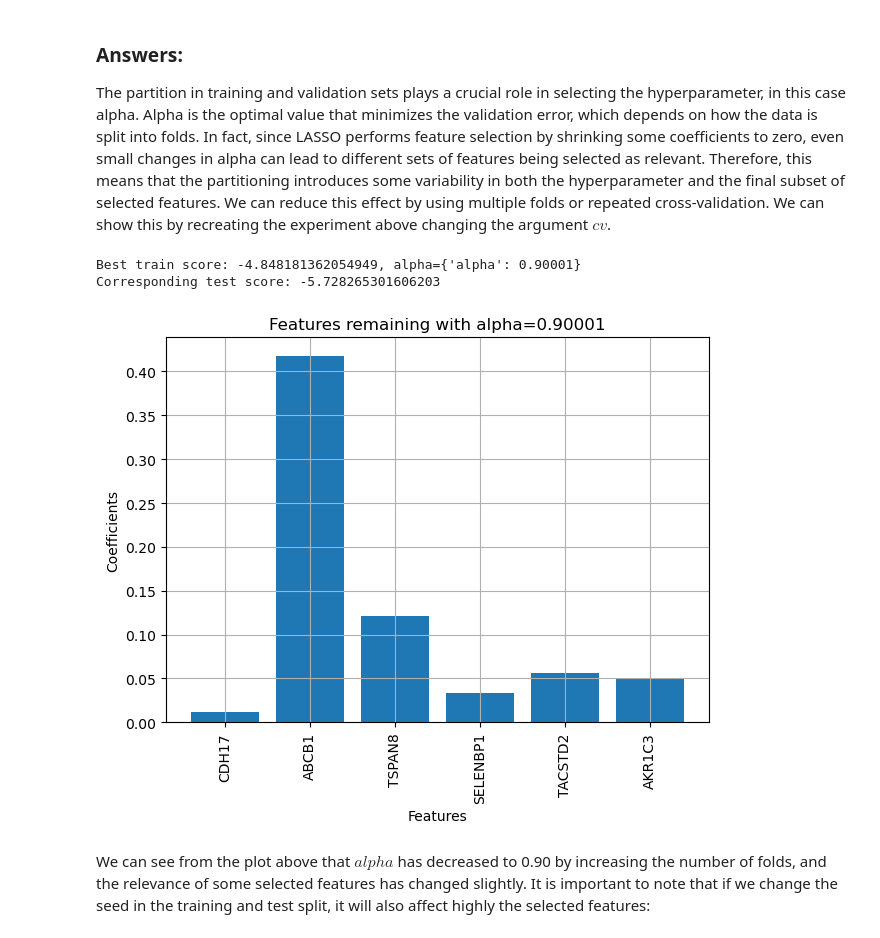
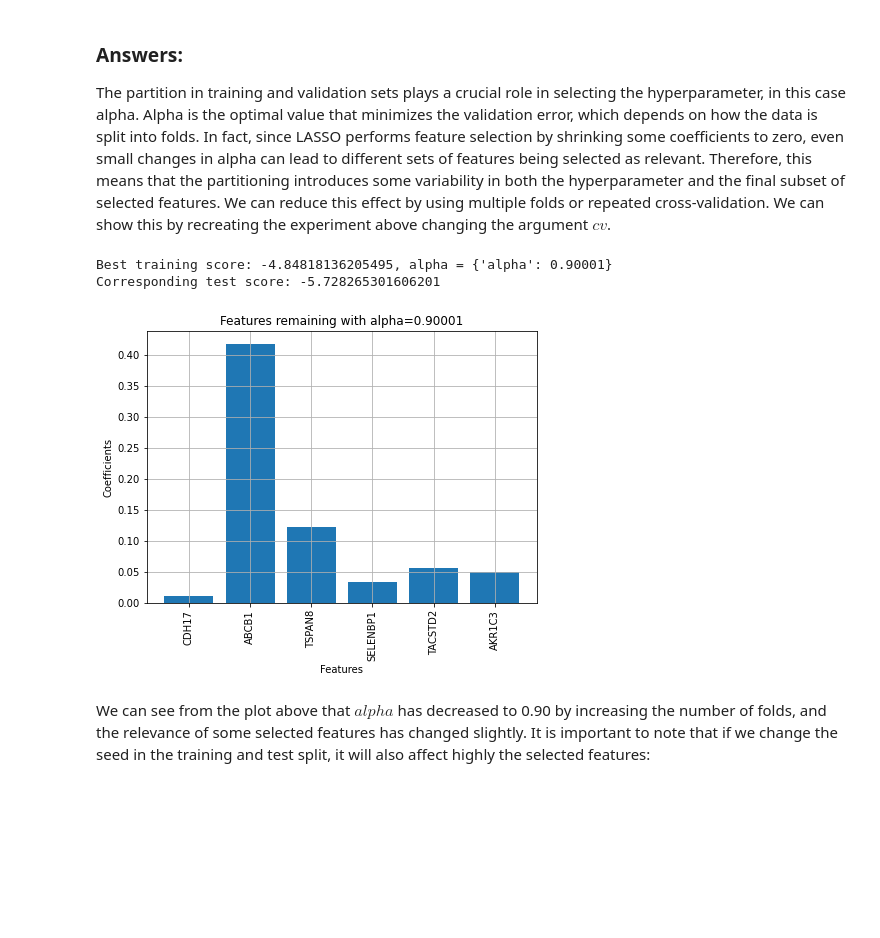
Before and after one commit to lucazini03/ml-for-medical-imaging, a Jupyter notebook: week_3_featureselection.ipynb, the cells around one changed output. Cells and saved outputs as stored; diff of their text form; code cells hidden in the pictures; blank space fills up the shorter version.

```diff
--- a/week_3_featureselection.ipynb
+++ b/week_3_featureselection.ipynb
@@ -387,48 +365,12 @@ Look at the features selected using the hyperparameter which corresponds to the
 The partition in training and validation sets plays a crucial role in selecting the hyperparameter, in this case alpha. Alpha is the optimal value that minimizes the validation error, which depends on how the data is split into folds. In fact, since LASSO performs feature selection by shrinking some coefficients to zero, even small changes in alpha can lead to different sets of features being selected as relevant.
 Therefore, this means that the partitioning introduces some variability in both the hyperparameter and the final subset of selected features. We can reduce this effect by using multiple folds or repeated cross-validation.
 We can show this by recreating the experiment above changing the argument $cv$.
-# %%
-from sklearn.model_selection import train_test_split, GridSearchCV
-import matplotlib.pyplot as plt
-
-
-# split data
-X = gene_expression
-y = drug_response
-
-X_train, X_test, y_train, y_test = train_test_split(X, y, test_size=0.3, random_state=42)
-
-# initialize alpha range and model
-params = {"alpha":np.arange(0.00001, 1, 0.01)} # 100 steps
-lasso = Lasso(tol=1e-2) # increased tolerance to aid convergence
-
-# GridSearchCV with model, params and folds.
-lasso_cv = GridSearchCV(lasso, param_grid=params, cv = 10, scoring="neg_mean_squared_error") # Change in number of folds
-lasso_cv.fit(X_train, y_train)
-
-print("Best train score: {}, alpha={}".format(lasso_cv.best_score_,lasso_cv.best_params_))
-print("Corresponding test score: {}".format(lasso_cv.score(X_test,y_test)))
-
-
-# plot the coefficients of remaining features
-lasso1 = Lasso(alpha=lasso_cv.best_params_["alpha"])
-lasso1.fit(X_train, y_train)
-lasso1_coef = np.abs(lasso1.coef_)
-
-names=X.columns.values[(np.where(lasso1_coef != 0.0))]
-
-plt.figure(figsize=[7,5])
-plt.bar(names, lasso1_coef[np.where(lasso1_coef != 0.0)])
-plt.xticks(rotation=90)
-plt.grid()
-plt.title("Features remaining with alpha={}".format(lasso_cv.best_params_["alpha"]))
-plt.xlabel("Features")
-plt.ylabel("Coefficients")
-plt.show()
-# %% [output]
-Best train score: -4.848181362054949, alpha={'alpha': 0.90001}
-Corresponding test score: -5.728265301606203
-[figure, removed]
+# %%
+lasso_cross_validation(X_train, X_test, y_train, y_test, 10)
+# %% [output]
+Best training score: -4.84818136205495, alpha = {'alpha': 0.90001}
+Corresponding test score: -5.728265301606201
+[figure, added]
 # %% [markdown]
 We can see from the plot above that $alpha$ has decreased to 0.90 by increasing the number of folds, and the relevance of some selected features has changed slightly.
 It is important to note that if we change the seed in the training and test split, it will also affect highly the selected features:
```
Also changed, not shown: parts of 5 cells of this notebook, 2 other files.
